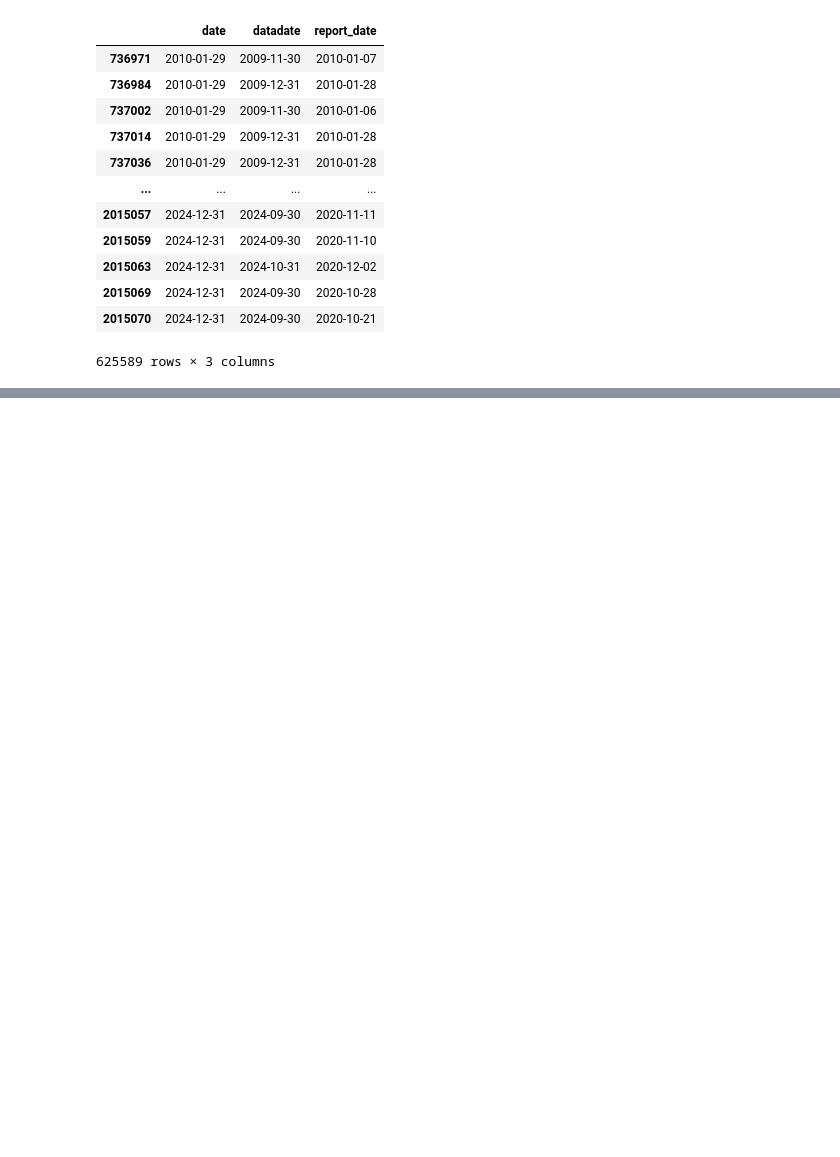
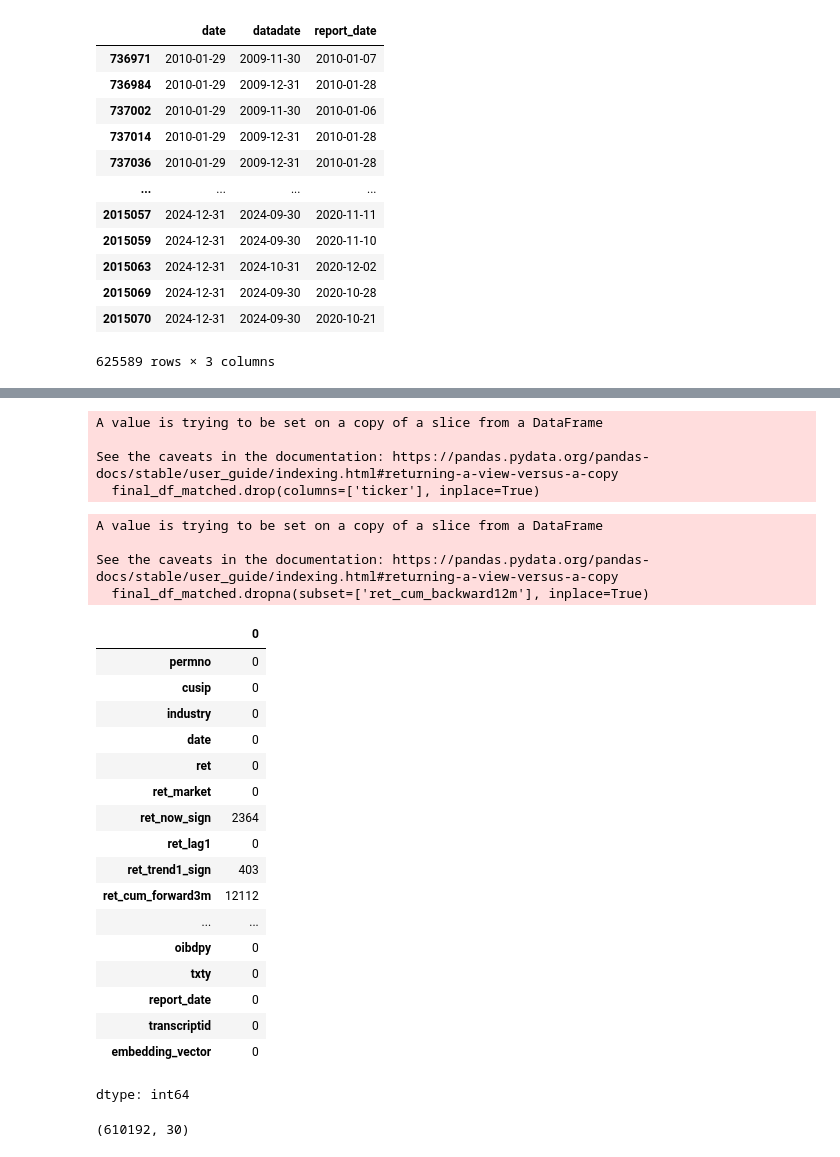
Before and after one commit to tonichencs/ML_In_Finance_Project, a Jupyter notebook: Final_Dataset.ipynb, the cells around one changed output, grey strips where cells are left out. Drawn from its saved outputs; the diff is of its cells as text; code cells hidden in the pictures; blank space fills up the shorter version.

```diff
--- a/Final_Dataset.ipynb
+++ b/Final_Dataset.ipynb
@@ -294,3 +301,42 @@ final_df_matched[['date', 'datadate','report_date']]
+# %%
+final_df_matched.drop(columns=['ticker'], inplace=True)
+# %% [output]
+A value is trying to be set on a copy of a slice from a DataFrame
+
+See the caveats in the documentation: https://pandas.pydata.org/pandas-docs/stable/user_guide/indexing.html#returning-a-view-versus-a-copy
+  final_df_matched.drop(columns=['ticker'], inplace=True)
+# %%
+final_df_matched.dropna(subset=['ret_cum_backward12m'], inplace=True)
+# %% [output]
+A value is trying to be set on a copy of a slice from a DataFrame
+
+See the caveats in the documentation: https://pandas.pydata.org/pandas-docs/stable/user_guide/indexing.html#returning-a-view-versus-a-copy
+  final_df_matched.dropna(subset=['ret_cum_backward12m'], inplace=True)
+# %%
+final_df_matched.isna().sum()
+# %% [output]
+|  | 0 |
+| permno | 0 |
+| cusip | 0 |
+| industry | 0 |
+| date | 0 |
+| ret | 0 |
+| ret_market | 0 |
+| ret_now_sign | 2364 |
+| ret_lag1 | 0 |
+| ret_trend1_sign | 403 |
+| ret_cum_forward3m | 12112 |
+| ... | ... |
+| oibdpy | 0 |
+| txty | 0 |
+| report_date | 0 |
+| transcriptid | 0 |
+| embedding_vector | 0 |
+dtype: int64
+# %%
+final_df_matched.shape
+# %% [output]
+(610192, 30)
 # %%
 target_folder = "/content/drive/MyDrive/ML_Project/combined"
 output_path_parquet = os.path.join(target_folder, "final_data.parquet")
```
Also changed, not shown: parts of 5 cells of this notebook.
